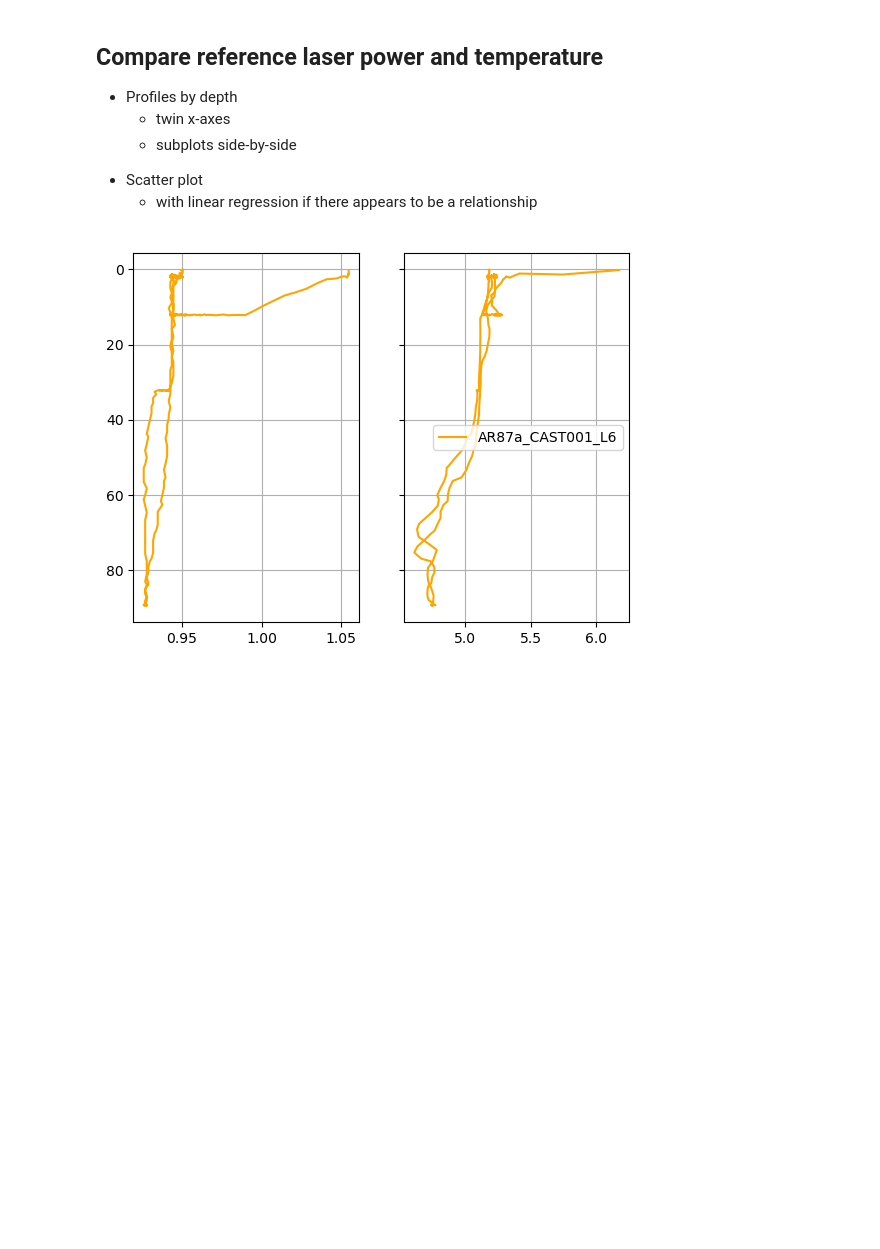
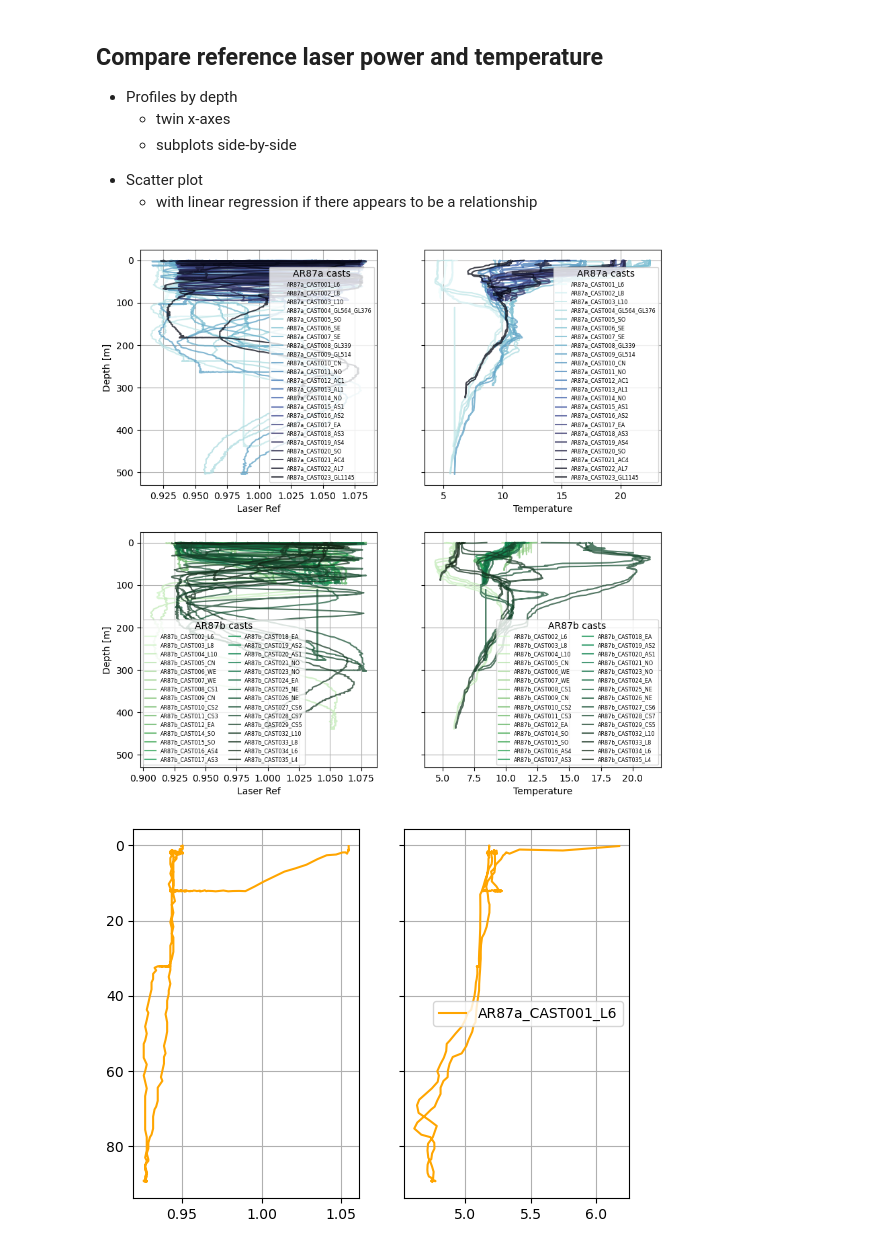
Before and after one commit to cooleyky/prtsz_deep_dive, a Jupyter notebook: pioneer21-lisst-characterization.ipynb, the cells around one changed output. Saved outputs shown, nothing was run; the diff lists cells and outputs as text; code cells hidden in the pictures; blank space fills up the shorter version.

```diff
--- a/pioneer21-lisst-characterization.ipynb
+++ b/pioneer21-lisst-characterization.ipynb
@@ -299,6 +359,54 @@ plt.legend()
         <li>with linear regression if there appears to be a relationship</li>
     </ul>
 </ul>
+# %%
+# Add cast data to one axes for each leg
+fig, ax2 = plt.subplots(2, 2, figsize=(10, 10), sharey=True)
+
+# Top row is AR87a
+# loop through list of AR87a files
+n = 0
+loop1 = pairs87a.copy()
+while len(loop1)>0:
+    color = rgb_a[n]
+    key, value = loop1.pop(0)
+    lisst_path = RDA_URL + value
+    lisst_ds = load_lisst(lisst_path, csvhdr)
+    lisst_ds = lisst_ds.assign_attrs(cast=key)
+    # Add cast data to existing axes
+    ax2[0, 0] = addprofile2axes(ax2[0, 0], lisst_ds, "laser_ref", color, legendtitle="AR87a casts")
+    ax2[0, 1] = addprofile2axes(ax2[0, 1], lisst_ds, "temperature", color, legendtitle="AR87a casts")
+    # Advance counter for colors
+    n += 1
+
+# Bottom row is AR87b
+# loop through list of AR87b files
+n = 0
+loop2 = pairs87b.copy()
+while len(loop2)>0:
+    color = rgb_b[n]
+    key, value = loop2.pop(0)
+    lisst_path = RDA_URL + value
+    lisst_ds = load_lisst(lisst_path, csvhdr)
+    lisst_ds = lisst_ds.assign_attrs(cast=key)
+    # Add cast data to existing axes
+    ax2[1, 0] = addprofile2axes(ax2[1, 0], lisst_ds, "laser_ref", color, legendtitle="AR87b casts", legendcol=2)
+    ax2[1, 1] = addprofile2axes(ax2[1, 1], lisst_ds, "temperature", color, legendtitle="AR87b casts", legendcol=2)
+    # Advance counter for colors
+    n += 1
+
+# Add final figure elements
+ax2[0, 0].invert_yaxis()
+ax2[0, 0].grid()
+ax2[0, 0].set_ylabel("Depth [m]")
+ax2[0, 1].grid()
+
+# ax2[1, 0].invert_yaxis()
+ax2[1, 0].grid()
+ax2[1, 0].set_ylabel("Depth [m]")
+ax2[1, 1].grid()
+# %% [output]
+[figure, added]
 # %%
 # Test plotting workflow to add cast data to existing axes
 fig, axs2 = plt.subplots(1, 2, sharey=True)
```
Also changed, not shown: parts of 9 cells of this notebook.
